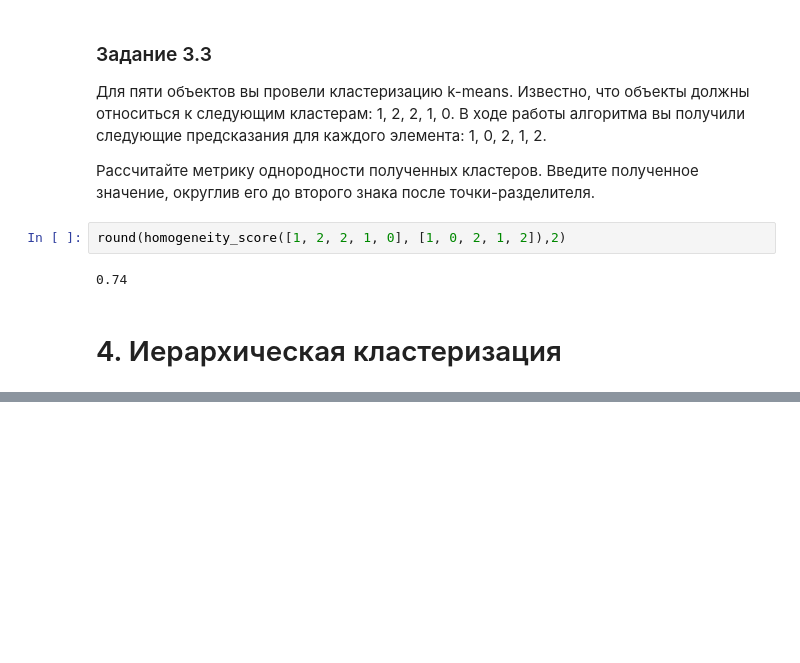
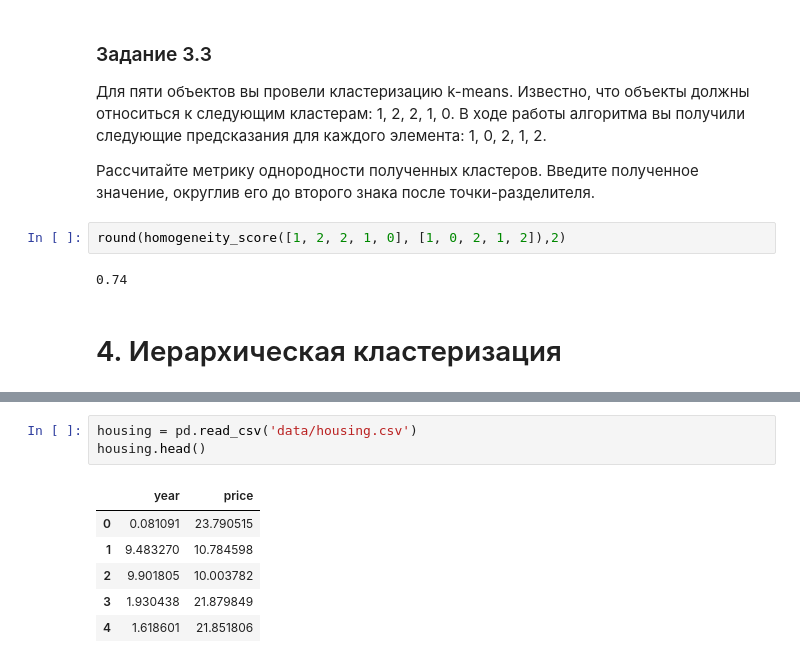
Before and after one commit to Terr14/SF_DS, a Jupyter notebook: SkillFactory/ML-4. Обучение без учителя. Кластеризация и техники понижения размерности/ML-4. Обучение без учителя. Кластеризация и техники понижения размерности.ipynb, the cells around one changed output, grey strips where cells are left out. Drawn from its saved outputs; the diff is of its cells as text; blank space fills up the shorter version.

```diff
--- a/SkillFactory/ML-4. Обучение без учителя. Кластеризация и техники понижения размерности/ML-4. Обучение без учителя. Кластеризация и техники понижения размерности.ipynb
+++ b/SkillFactory/ML-4. Обучение без учителя. Кластеризация и техники понижения размерности/ML-4. Обучение без учителя. Кластеризация и техники понижения размерности.ipynb
@@ -874,0 +1160,10 @@ round(homogeneity_score([1, 2, 2, 1, 0], [1, 0, 2, 1, 2]),2)
+# %%
+housing = pd.read_csv('data/housing.csv')
+housing.head()
+# %% [output]
+|  | year | price |
+| 0 | 0.081091 | 23.790515 |
+| 1 | 9.483270 | 10.784598 |
+| 2 | 9.901805 | 10.003782 |
+| 3 | 1.930438 | 21.879849 |
+| 4 | 1.618601 | 21.851806 |
```
Also changed, not shown: parts of 31 cells of this notebook, 2 other files.
